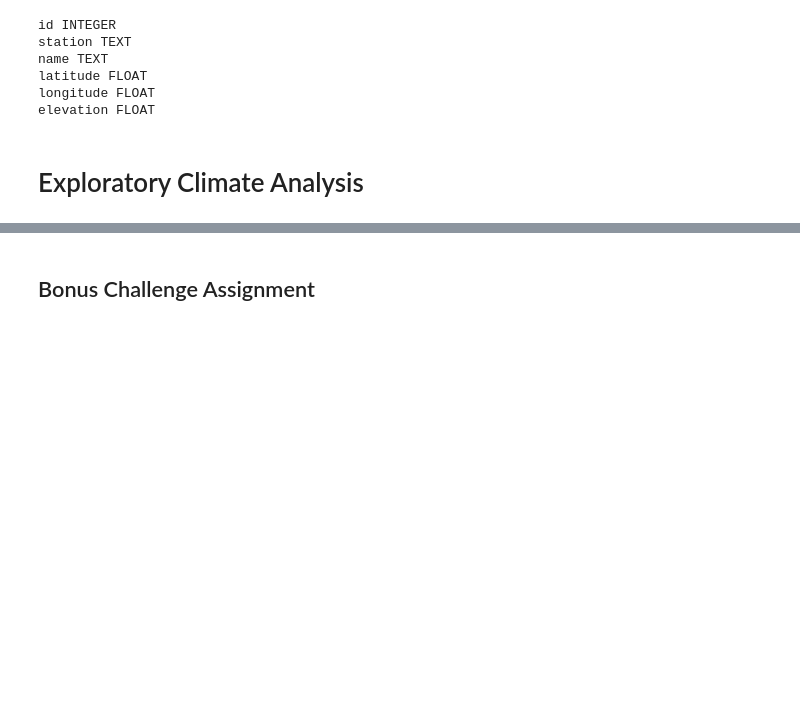
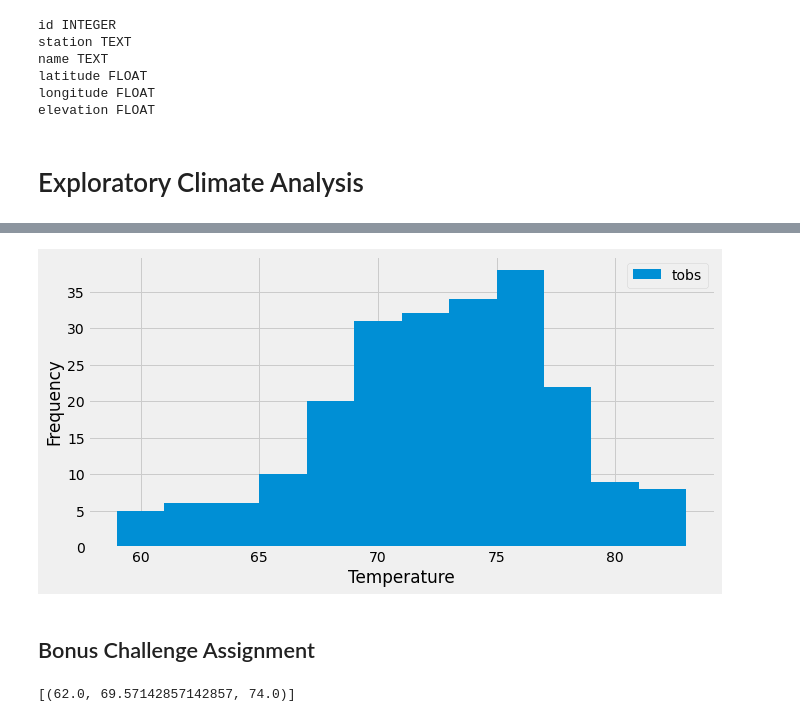
Before and after one commit to CoryOpie/Weather-Data-, a Jupyter notebook: climate_starter.ipynb, the cells around one changed output, grey strips where cells are left out. Saved outputs shown, nothing was run; the diff lists cells and outputs as text; code cells hidden in the pictures; blank space fills up the shorter version.

```diff
--- a/climate_starter.ipynb
+++ b/climate_starter.ipynb
@@ -98,3 +154,7 @@ session = Session(engine)
 # %%
 # Choose the station with the highest number of temperature observations.
 # Query the last 12 months of temperature observation data for this station and plot the results as a histogram
+data = engine.execute("SELECT tobs FROM measurement WHERE date >= '2016-8-23' AND station = 'USC00519281'").fetchall()
+data = [row[0] for row in data]
+hist_data = pd.DataFrame({"tobs": data})
+hist_data.head()
@@ -101,3 +168,12 @@ session = Session(engine)
+# %%
+hist = hist_data.hist(bins = 12, figsize = (10, 5))
+plt.ylabel("Frequency")
+plt.xlabel("Temperature")
+plt.title("")
+plt.legend(["tobs"])
+plt.show()
+# %% [output]
+[figure, added]
 # %% [markdown]
 ## Bonus Challenge Assignment
 # %%
@@ -114,11 +190,13 @@ def calc_temps(start_date, end_date):
         TMIN, TAVE, and TMAX
     """
 
-    return session.query(func.min(Measurement.tobs), func.avg(Measurement.tobs), func.max(Measurement.tobs)).\
-        filter(Measurement.date >= start_date).filter(Measurement.date <= end_date).all()
+    return session.query(func.min(measurement.tobs), func.avg(measurement.tobs), func.max(measurement.tobs)).\
+        filter(measurement.date >= start_date).filter(measurement.date <= end_date).all()
 
 # function usage example
 print(calc_temps('2012-02-28', '2012-03-05'))
+# %% [output]
+[(62.0, 69.57142857142857, 74.0)]
 # %%
 # Use your previous function `calc_temps` to calculate the tmin, tavg, and tmax
 # for your trip using the previous year's data for those same dates.
```
Also changed, not shown: parts of 10 cells of this notebook.
